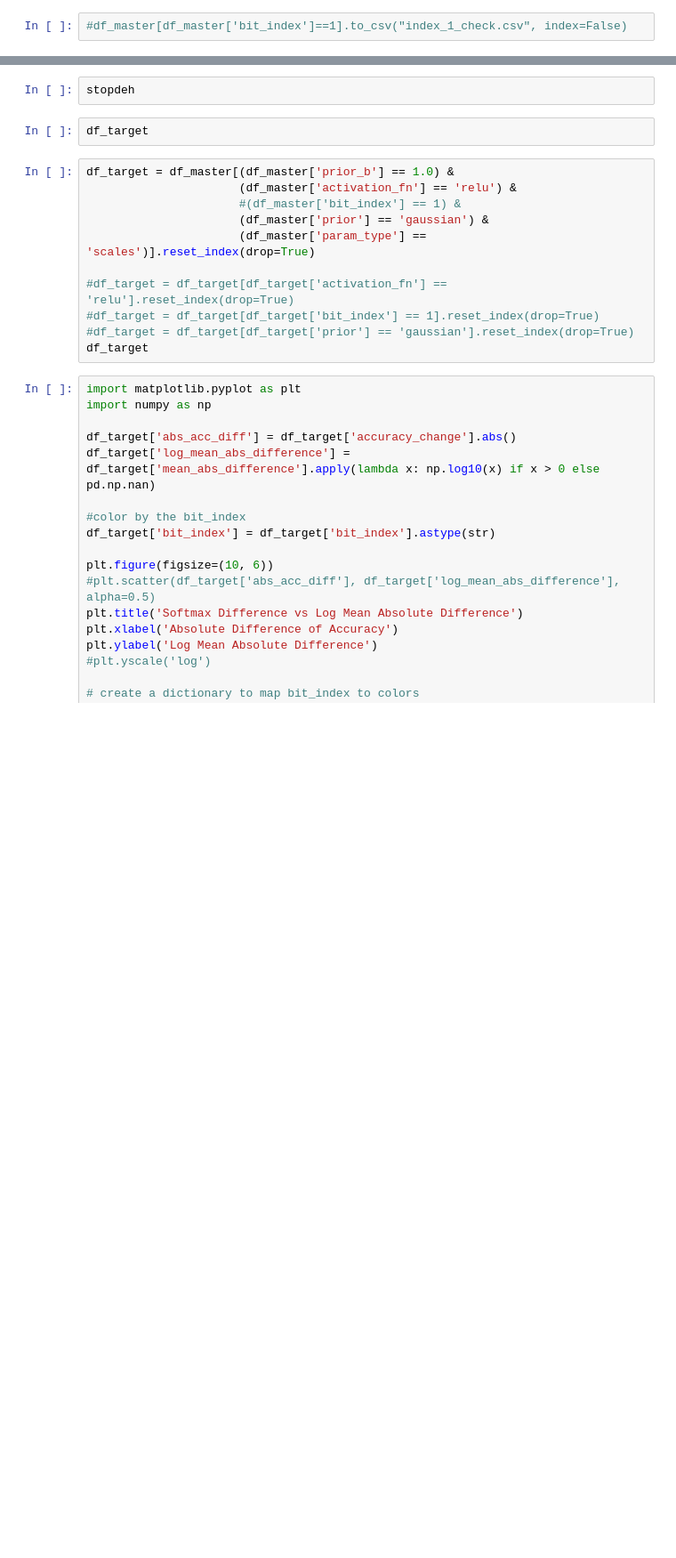
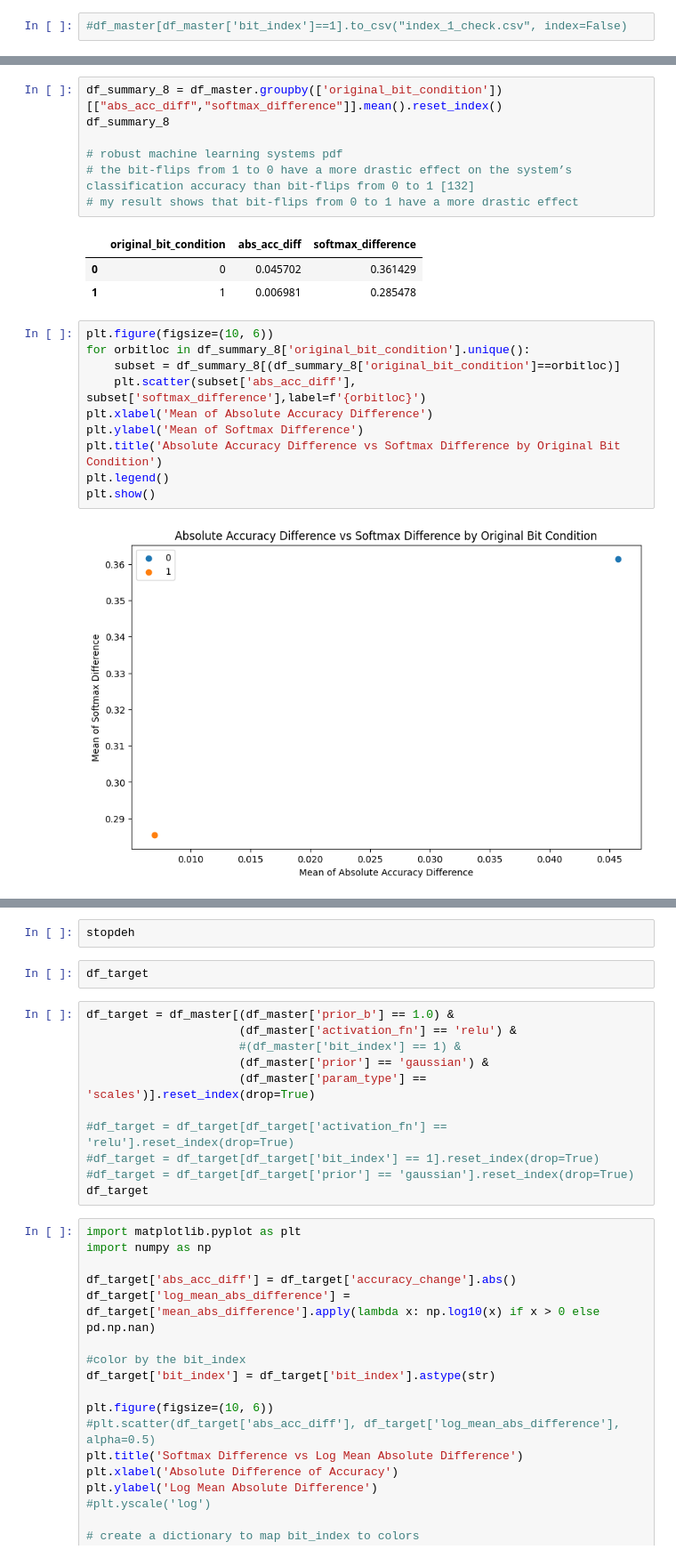
Before and after one commit to putawararevalda/bnnexperimentation, a Jupyter notebook: shipsnet-seu-analysis-new_uniform.ipynb, the cells around one changed output, grey strips where cells are left out. Shown at 89% size. Cells and saved outputs as stored; diff of their text form; blank space fills up the shorter version.

Commit message:
add original bit observation on SEU

```diff
--- a/shipsnet-seu-analysis-new_uniform.ipynb
+++ b/shipsnet-seu-analysis-new_uniform.ipynb
@@ -345,3 +345,26 @@ plt.show()
+# %%
+df_summary_8 = df_master.groupby(['original_bit_condition'])[["abs_acc_diff","softmax_difference"]].mean().reset_index()
+df_summary_8
+
+# robust machine learning systems pdf
+# the bit-flips from 1 to 0 have a more drastic effect on the system’s classification accuracy than bit-flips from 0 to 1 [132]
+# my result shows that bit-flips from 0 to 1 have a more drastic effect
+# %% [output]
+|  | original_bit_condition | abs_acc_diff | softmax_difference |
+| 0 | 0 | 0.045702 | 0.361429 |
+| 1 | 1 | 0.006981 | 0.285478 |
+# %%
+plt.figure(figsize=(10, 6))
+for orbitloc in df_summary_8['original_bit_condition'].unique():
+    subset = df_summary_8[(df_summary_8['original_bit_condition']==orbitloc)]
+    plt.scatter(subset['abs_acc_diff'], subset['softmax_difference'],label=f'{orbitloc}')
+plt.xlabel('Mean of Absolute Accuracy Difference')
+plt.ylabel('Mean of Softmax Difference')
+plt.title('Absolute Accuracy Difference vs Softmax Difference by Original Bit Condition')
+plt.legend()
+plt.show()
+# %% [output]
+[figure, added]
 # %%
 # filter df to only show those with prior_b = 1
 prior_b_filter = 1.0
```
Also changed, not shown: parts of 22 cells of this notebook, 5 other files.
